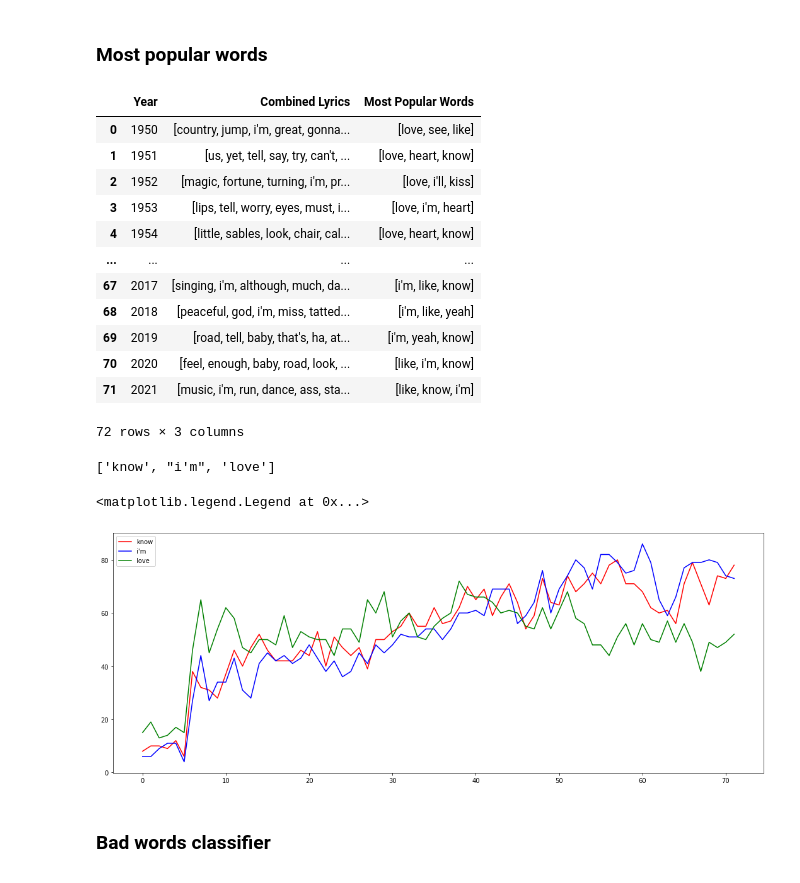
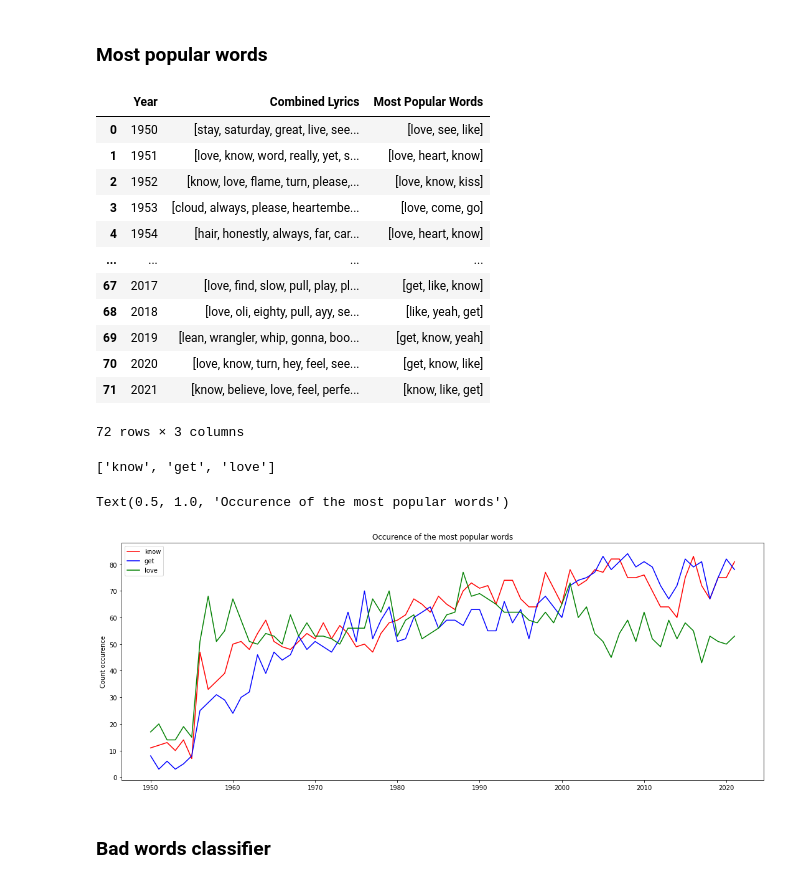
Before and after one commit to alsarna/lyrics_nlp, a Jupyter notebook: lyrics_analysis.ipynb, the cells around one changed output. Saved outputs shown, nothing was run; the diff lists cells and outputs as text; code cells hidden in the pictures.

```diff
--- a/lyrics_analysis.ipynb
+++ b/lyrics_analysis.ipynb
@@ -19,5 +24,5 @@ import numpy as np
 # %%
 # Load data with keeping structures inside data frame
-songs = pd.read_csv('lyrics_processed_data.csv', converters = {'Tokenized Lyrics': literal_eval, 'Lemmatized Words': literal_eval, 'Parts of Speech': literal_eval, 'Adjectives': literal_eval, 'Nouns': literal_eval, 'Adverbs': literal_eval, 'Pronouns': literal_eval, 'Verbs': literal_eval,})
+songs = pd.read_csv('lyrics_processed_data.csv', converters = {'Tokenized Lyrics': literal_eval, 'Lemmatized Words': literal_eval})
 display(songs)
 # %% [output]
@@ -48,13 +55,15 @@ plt.hlines(y = 100, xmin = 1956, xmax = 2021, colors='r')
 # %%
 # Average number of words and unique in lyrics
-unique = [len(set(i)) for i in songs['Corpus'].str.split(' ')]
+unique = [len(set(i)) for i in songs['Tokenized Lyrics']]
 songs['Tokenized Lyrics length'] = songs['Tokenized Lyrics'].str.len()
 songs['Tokenized Unique Lyrics length'] = unique
 grouped_mean = songs.groupby('Year')['Tokenized Lyrics length'].mean()
 grouped_unique_mean = songs.groupby('Year')['Tokenized Unique Lyrics length'].mean()
 
 plt.figure(figsize = (18.5, 10.5))
-plt.bar(grouped_mean.index, grouped_mean, alpha = 0.8)
+plt.bar(grouped_mean.index, grouped_mean, color = 'limegreen', alpha = 0.8)
 plt.plot(grouped_unique_mean, color = 'r')
-plt.title('Average number of words and unique words in songs\' lyrics per year')
+plt.ylabel('Count words')
+plt.legend(['Average amount of unique words', 'Average amount of words'], loc = 6)
+plt.title('Average amount of words and unique words in songs\' lyrics per year')
 # %% [output]
@@ -81,7 +88,7 @@ plt.show()
 ### Most popular words
 # %%
 # Three most popular words each year
-analyzed_data_range = pd.DataFrame({'Year':list(range(1950, 2022))})
+songs_by_year = pd.DataFrame({'Year':list(range(1950, 2022))})
 lyrics_per_year = []
 
 # Function for converting list of lists to list of sets
@@ -97,7 +104,7 @@ for i in years:
     lyrics_per_year.append(flat_song_lyrics)
 
 # Set for every song in particular year
-analyzed_data_range['Combined Lyrics'] = lyrics_per_year
+songs_by_year['Combined Lyrics'] = lyrics_per_year
 
 
 # Function for getting first values from tuple of most popular words
@@ -107,53 +114,55 @@ def first_from_list_of_tuples(lst):
 lst_of_top3_words = []
 
 # Create list of top 3 popular words
-for i in analyzed_data_range['Combined Lyrics']:
+for i in songs_by_year['Combined Lyrics']:
     frq = FreqDist(i)
     top3_words = first_from_list_of_tuples(frq.most_common(3))
     lst_of_top3_words.append(top3_words)
 
 # Set for every song in particular year
-analyzed_data_range['Most Popular Words'] = lst_of_top3_words
+songs_by_year['Most Popular Words'] = lst_of_top3_words
 
-display(analyzed_data_range)
+display(songs_by_year)
 # %% [output]
 |  | Year | Combined Lyrics | Most Popular Words |
-| 0 | 1950 | [country, jump, i'm, great, gonna... | [love, see, like] |
-| 1 | 1951 | [us, yet, tell, say, try, can't, ... | [love, heart, know] |
-| 2 | 1952 | [magic, fortune, turning, i'm, pr... | [love, i'll, kiss] |
-| 3 | 1953 | [lips, tell, worry, eyes, must, i... | [love, i'm, heart] |
-| 4 | 1954 | [little, sables, look, chair, cal... | [love, heart, know] |
+| 0 | 1950 | [stay, saturday, great, live, see... | [love, see, like] |
+| 1 | 1951 | [love, know, word, really, yet, s... | [love, heart, know] |
+| 2 | 1952 | [know, love, flame, turn, please,... | [love, know, kiss] |
+| 3 | 1953 | [cloud, always, please, heartembe... | [love, come, go] |
+| 4 | 1954 | [hair, honestly, always, far, car... | [love, heart, know] |
 | ... | ... | ... | ... |
-| 67 | 2017 | [singing, i'm, although, much, da... | [i'm, like, know] |
-| 68 | 2018 | [peaceful, god, i'm, miss, tatted... | [i'm, like, yeah] |
-| 69 | 2019 | [road, tell, baby, that's, ha, at... | [i'm, yeah, know] |
-| 70 | 2020 | [feel, enough, baby, road, look, ... | [like, i'm, know] |
-| 71 | 2021 | [music, i'm, run, dance, ass, sta... | [like, know, i'm] |
+| 67 | 2017 | [love, find, slow, pull, play, pl... | [get, like, know] |
+| 68 | 2018 | [love, oli, eighty, pull, ayy, se... | [like, yeah, get] |
+| 69 | 2019 | [lean, wrangler, whip, gonna, boo... | [get, know, yeah] |
+| 70 | 2020 | [love, know, turn, hey, feel, see... | [get, know, like] |
+| 71 | 2021 | [know, believe, love, feel, perfe... | [know, like, get] |
 72 rows × 3 columns
 # %%
 # 3 the most popular words of 1950 - 2021
-most_popular_words_list = analyzed_data_range['Most Popular Words'].tolist()
+most_popular_words_list = songs_by_year['Most Popular Words'].tolist()
 most_popular_words = first_from_list_of_tuples(Counter(chain.from_iterable(most_popular_words_list)).most_common(3))
 most_popular_words
 # %% [output]
-['know', "i'm", 'love']
+['know', 'get', 'love']
 # %%
 # Popular words occurence plot
 def count_most_popular_word(list_of_words, word):
     return list_of_words.count(word)
 
-first_most_popular_word_occurence = [count_most_popular_word(i, most_popular_words[0]) for i in analyzed_data_range['Combined Lyrics']]
-second_most_popular_word_occurence = [count_most_popular_word(i, most_popular_words[1]) for i in analyzed_data_range['Combined Lyrics']]
-third_most_popular_word_occurence = [count_most_popular_word(i, most_popular_words[2]) for i in analyzed_data_range['Combined Lyrics']]
+first_most_popular_word_occurence = [count_most_popular_word(i, most_popular_words[0]) for i in songs_by_year['Combined Lyrics']]
+second_most_popular_word_occurence = [count_most_popular_word(i, most_popular_words[1]) for i in songs_by_year['Combined Lyrics']]
+third_most_popular_word_occurence = [count_most_popular_word(i, most_popular_words[2]) for i in songs_by_year['Combined Lyrics']]
 
 plt.figure(figsize = (18.5, 7))
-plt.plot(first_most_popular_word_occurence, color = 'red', label = most_popular_words[0])
-plt.plot(second_most_popular_word_occurence, color = 'blue', label = most_popular_words[1])
-plt.plot(third_most_popular_word_occurence, color = 'green', label = most_popular_words[2])
+plt.plot(songs_by_year['Year'], first_most_popular_word_occurence, color = 'red', label = most_popular_words[0])
+plt.plot(songs_by_year['Year'], second_most_popular_word_occurence, color = 'blue', label = most_popular_words[1])
+plt.plot(songs_by_year['Year'], third_most_popular_word_occurence, color = 'green', label = most_popular_words[2])
+plt.ylabel('Count occurence')
 plt.legend(most_popular_words)
+plt.title('Occurence of the most popular words')
 # %% [output]
-<matplotlib.legend.Legend at 0x...>
+Text(0.5, 1.0, 'Occurence of the most popular words')
-[figure, old version]
+[figure, new version]
 # %% [markdown]
 ### Bad words classifier
 # %%
```
Also changed, not shown: parts of 16 cells of this notebook.
